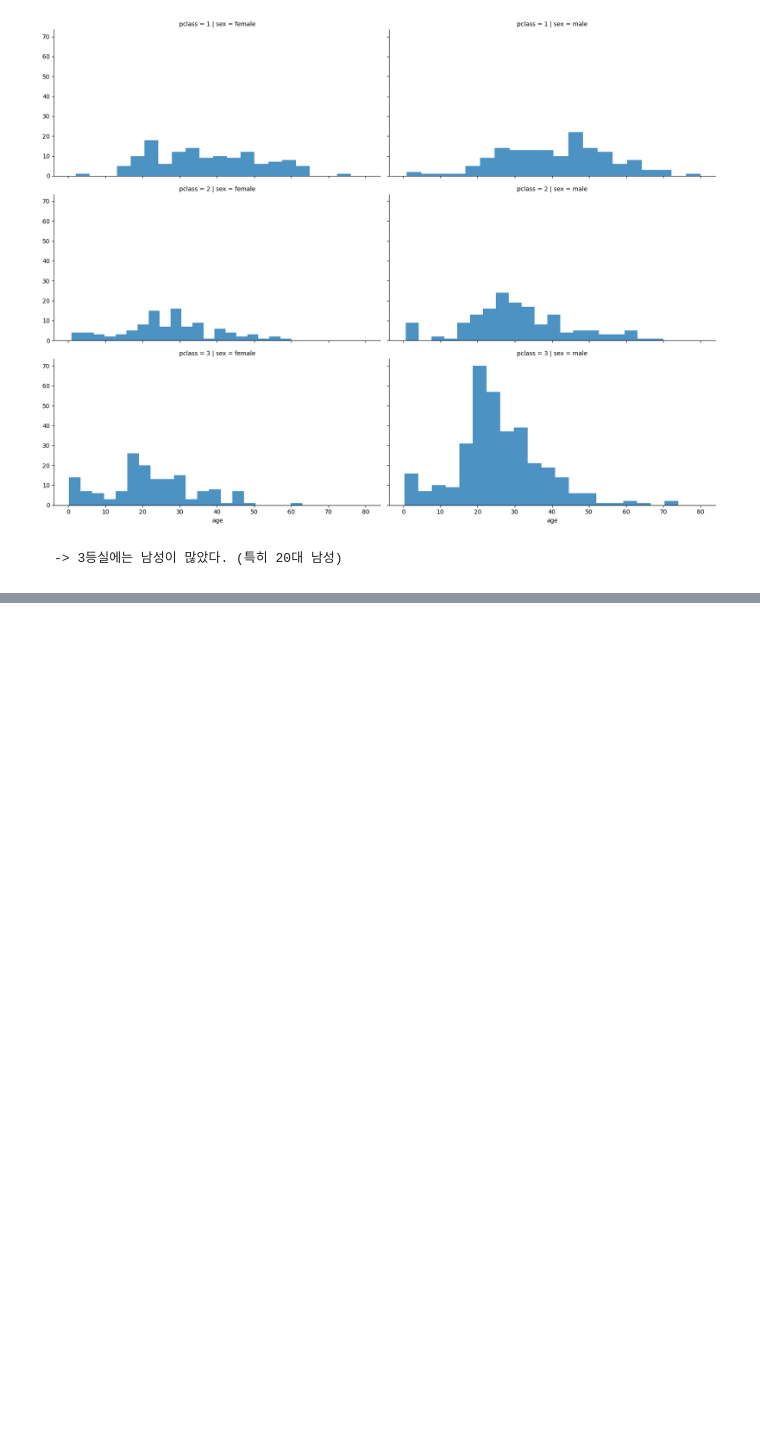
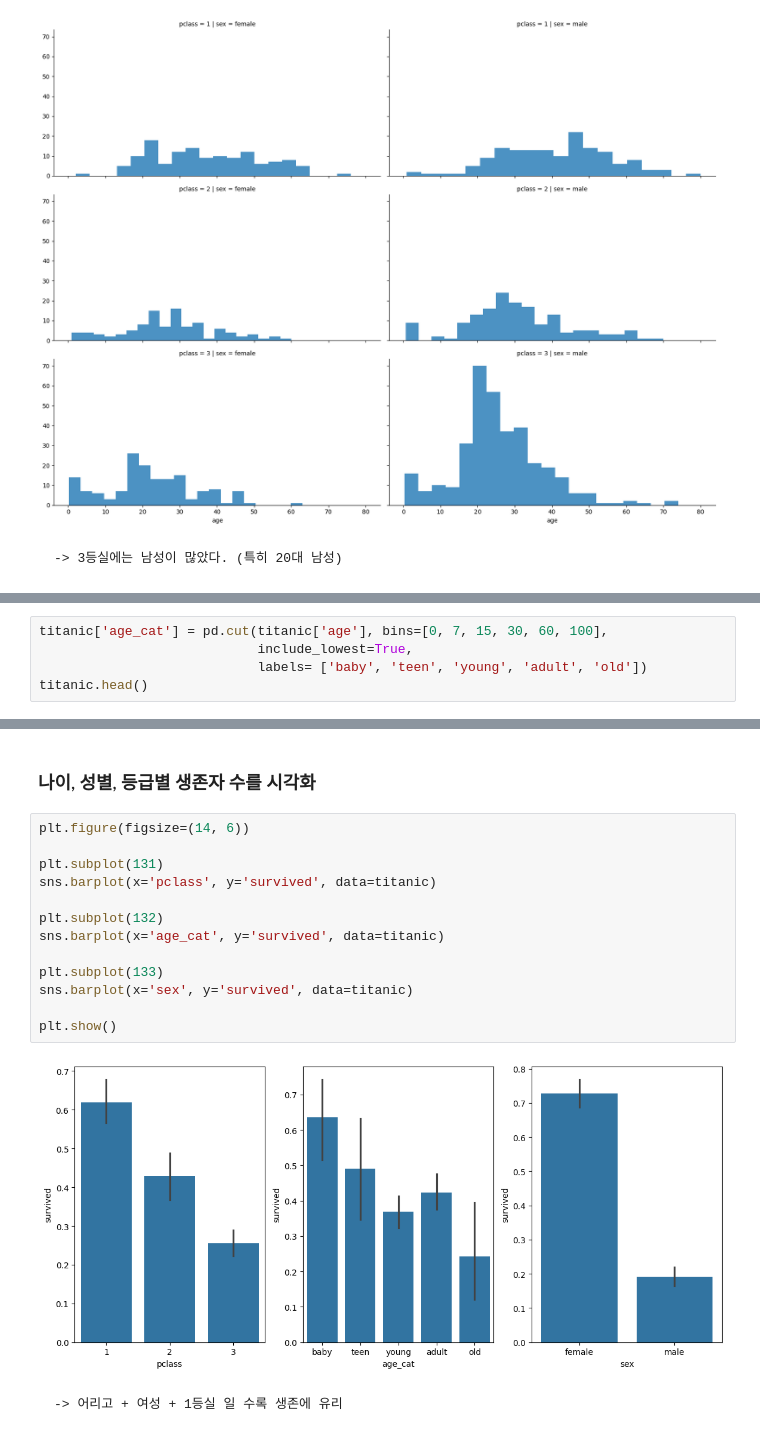
Before and after one commit to offpython/MachineLearning, a Jupyter notebook: ws_titanic/titanic.ipynb, the cells around one changed output, grey strips where cells are left out. Saved outputs shown, nothing was run; the diff lists cells and outputs as text; blank space fills up the shorter version.

````diff
--- a/ws_titanic/titanic.ipynb
+++ b/ws_titanic/titanic.ipynb
@@ -92,0 +118,5 @@ grid.add_legend();
+# %%
+titanic['age_cat'] = pd.cut(titanic['age'], bins=[0, 7, 15, 30, 60, 100],
+                            include_lowest=True,
+                            labels= ['baby', 'teen', 'young', 'adult', 'old'])
+titanic.head()
@@ -92,0 +130,21 @@ grid.add_legend();
+# %% [markdown]
+### 나이, 성별, 등급별 생존자 수를 시각화
+# %%
+plt.figure(figsize=(14, 6))
+
+plt.subplot(131)
+sns.barplot(x='pclass', y='survived', data=titanic)
+
+plt.subplot(132)
+sns.barplot(x='age_cat', y='survived', data=titanic)
+
+plt.subplot(133)
+sns.barplot(x='sex', y='survived', data=titanic)
+
+plt.show()
+# %% [output]
+[figure, added]
+# %% [markdown]
+```
+-> 어리고 + 여성 + 1등실 일 수록 생존에 유리
+```
````
Also changed, not shown: parts of 9 cells of this notebook.
